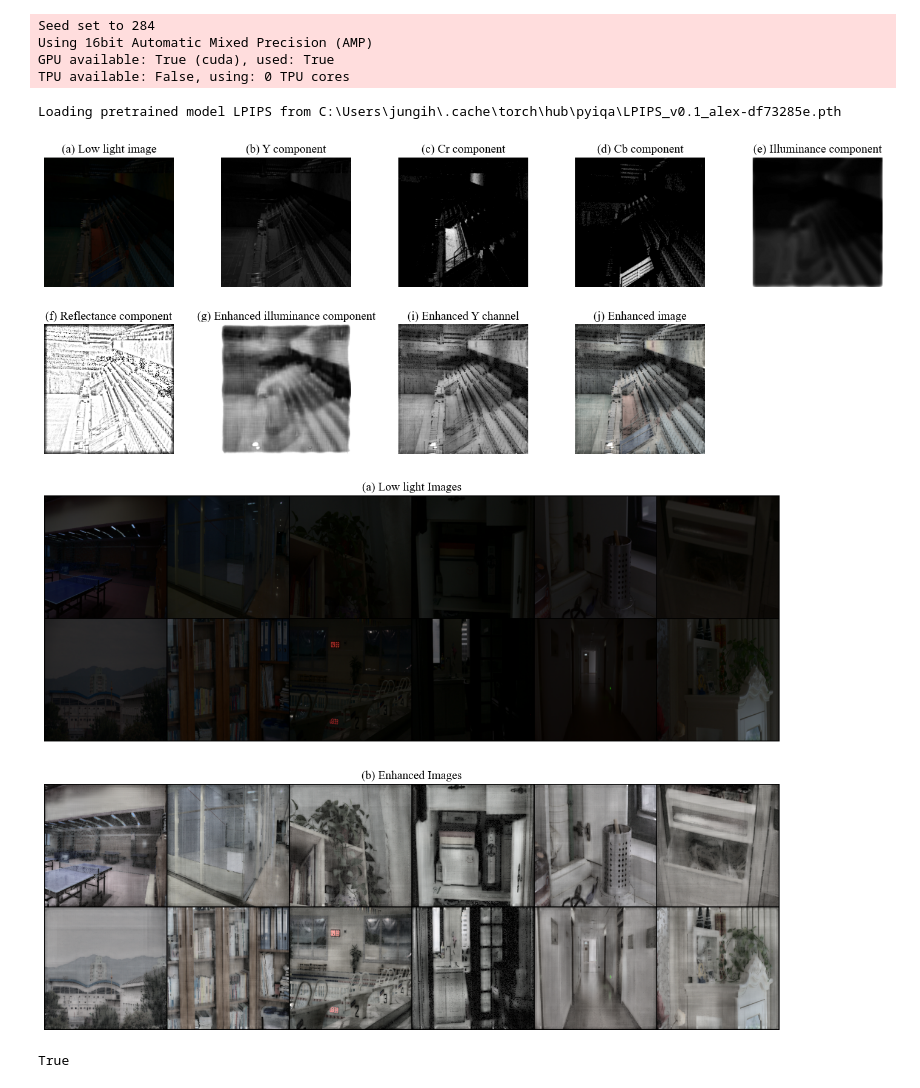
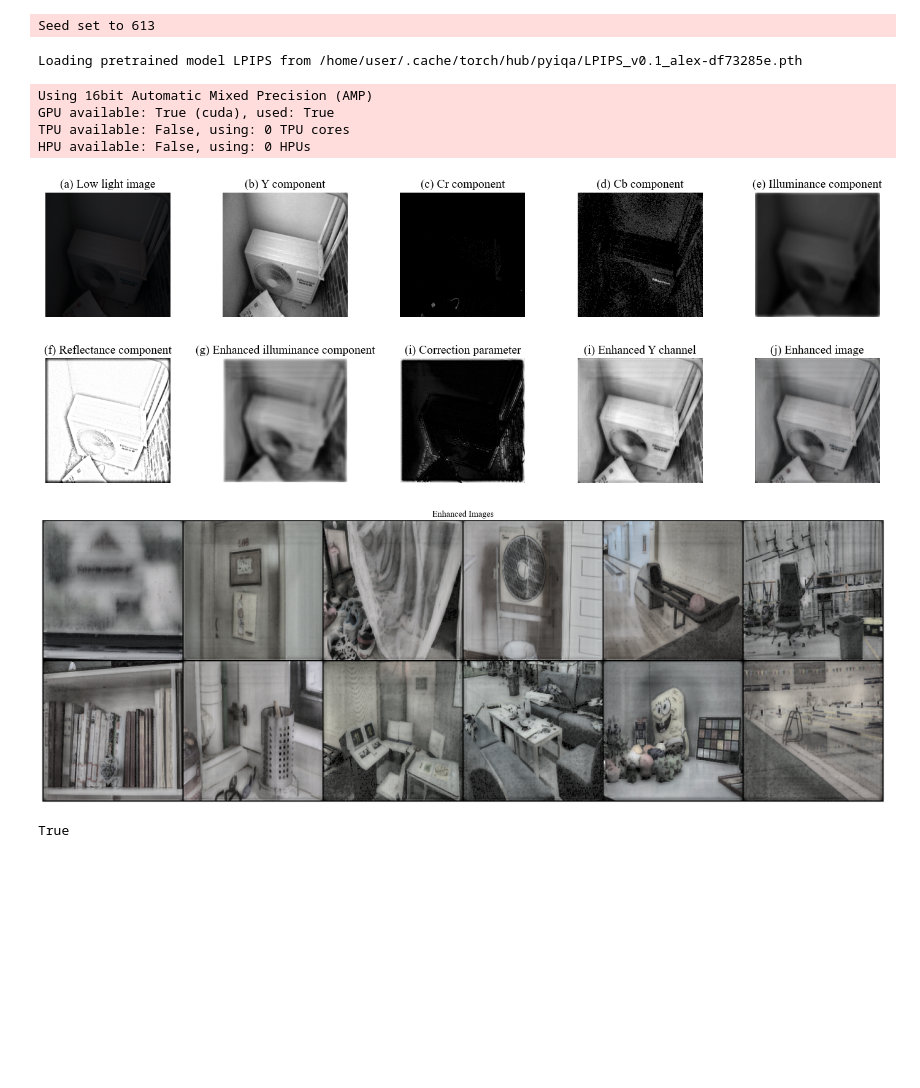
Before and after one commit to Chigo55/HomorphicConvolution, a Jupyter notebook: image.ipynb, the cells around one changed output. Cells and saved outputs as stored; diff of their text form; code cells hidden in the pictures; blank space fills up the shorter version.

```diff
--- a/image.ipynb
+++ b/image.ipynb
@@ -54,20 +54,21 @@ hparams: dict[str, Any] = get_hparams()
 engine = LightningEngine(
     model_class=LowLightEnhancerLightning,
     hparams=hparams,
-    checkpoint_path=r"runs\ref\version_0\checkpoints\best.ckpt",
+    checkpoint_path=r"runs/ref/version_1/checkpoints/best.ckpt",
 )
 # %% [output]
-Seed set to 284
-Using 16bit Automatic Mixed Precision (AMP)
-GPU available: True (cuda), used: True
-TPU available: False, using: 0 TPU cores
+Seed set to 613
-Loading pretrained model LPIPS from C:\Users\jungih\.cache\torch\hub\pyiqa\LPIPS_v0.1_alex-df73285e.pth
+Loading pretrained model LPIPS from /home/user/.cache/torch/hub/pyiqa/LPIPS_v0.1_alex-df73285e.pth
+Using 16bit Automatic Mixed Precision (AMP)
+GPU available: True (cuda), used: True
+TPU available: False, using: 0 TPU cores
+HPU available: False, using: 0 HPUs
 # %%
 data_module = LowLightDataModule(
-    train_dir=r"data\1_train",
-    valid_dir=r"data\2_valid",
-    bench_dir=r"data\3_bench",
-    infer_dir=r"data\4_infer",
+    train_dir=r"data/1_train",
+    valid_dir=r"data/2_valid",
+    bench_dir=r"data/3_bench",
+    infer_dir=r"data/4_infer",
     image_size=256,
     batch_size=1,
     num_workers=4,
@@ -162,11 +163,16 @@ plt.title(label="(g) Enhanced illuminance component", fontproperties=prop, fonts
 plt.axis(False)
 
 plt.subplot(2, 5, 8)
+plt.imshow(X=alpha, cmap="gray")
+plt.title(label="(i) Correction parameter", fontproperties=prop, fontsize=14)
+plt.axis(False)
+
+plt.subplot(2, 5, 9)
 plt.imshow(X=y_enh, cmap="gray")
 plt.title(label="(i) Enhanced Y channel", fontproperties=prop, fontsize=14)
 plt.axis(False)
 
-plt.subplot(2, 5, 9)
+plt.subplot(2, 5, 10)
 plt.imshow(X=img_enh)
 plt.title(label="(j) Enhanced image", fontproperties=prop, fontsize=14)
 plt.axis(False)
@@ -174,13 +180,13 @@ plt.axis(False)
 plt.tight_layout()
 plt.show()
 # %% [output]
-[figure, old version]
+[figure, new version]
 # %%
 data_module = LowLightDataModule(
-    train_dir=r"data\1_train",
-    valid_dir=r"data\2_valid",
-    bench_dir=r"data\3_bench",
-    infer_dir=r"data\4_infer",
+    train_dir=r"data/1_train",
+    valid_dir=r"data/2_valid",
+    bench_dir=r"data/3_bench",
+    infer_dir=r"data/4_infer",
     image_size=256,
     batch_size=4,
     num_workers=4,
@@ -205,41 +211,33 @@ for _ in range(3):
 
     b_y, b_cr, b_cb, b_il, b_re = model.decomposition(b_d)
     b_il_enh = model.illumination_enhancer(b_il)
-    b_img_enh, b_ycrcb_enh, b_y_enh = model.composition(
-        b_cr,
-        b_cb,
-        b_il_enh,
-        b_re,
-    )
+    b_y_enh, b_alpha = model.refiner(b_il_enh, b_re)
+    b_img_enh = model.composition(b_cr, b_cb, b_y_enh)
+
+    b_img_enh = model.composition(b_cr, b_cb, b_y_enh)
+    b_img_enh = torch.clamp(input=b_img_enh, min=0.0, max=1.0)
 
     all_d.append(b_d.cpu())
     all_eh.append(b_img_enh.cpu())
 # %%
 all_d_tensor = torch.cat(tensors=all_d, dim=0)
 all_eh_tensor = torch.cat(tensors=all_eh, dim=0)
 
 grid_d = make_grid(tensor=all_d_tensor, nrow=6, padding=2)
 grid_eh = make_grid(tensor=all_eh_tensor, nrow=6, padding=2)
 
 np_d = topil(grid_d, True)
 np_eh = topil(grid_eh, True)
 
 plt.figure(figsize=(20, 10))
-
-plt.subplot(2, 1, 1)
-plt.title(label="(a) Low light Images", fontproperties=prop, fontsize=14)
-plt.imshow(X=np_d)
-plt.axis(False)
-
-plt.subplot(2, 1, 2)
-plt.title(label="(b) Enhanced Images", fontproperties=prop, fontsize=14)
+plt.title(label="Enhanced Images", fontproperties=prop, fontsize=14)
 plt.imshow(X=np_eh)
 plt.axis(False)
 
 plt.tight_layout()
 plt.show()
 # %% [output]
-[figure, old version]
+[figure, new version]
 # %%
 cv2.imwrite(
     filename=r"runs\image\0_d.jpg",
```
Also changed, not shown: parts of 3 cells of this notebook, 10 other files.
